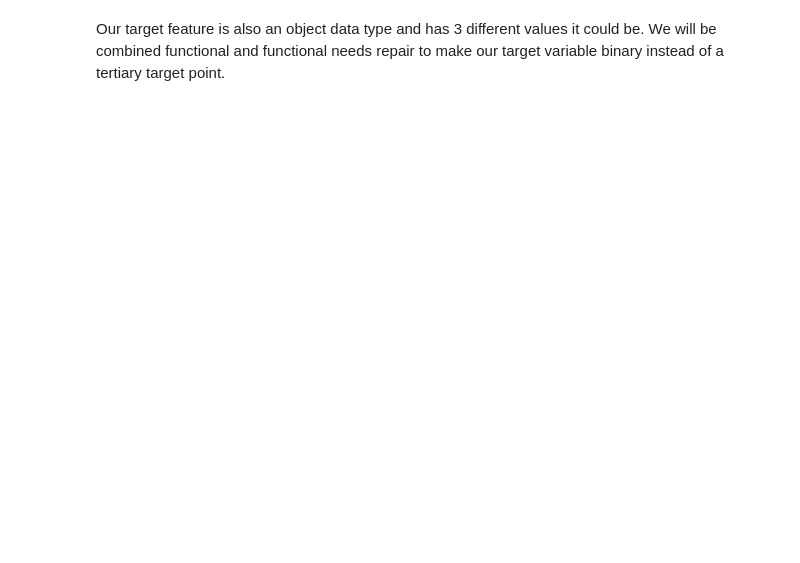
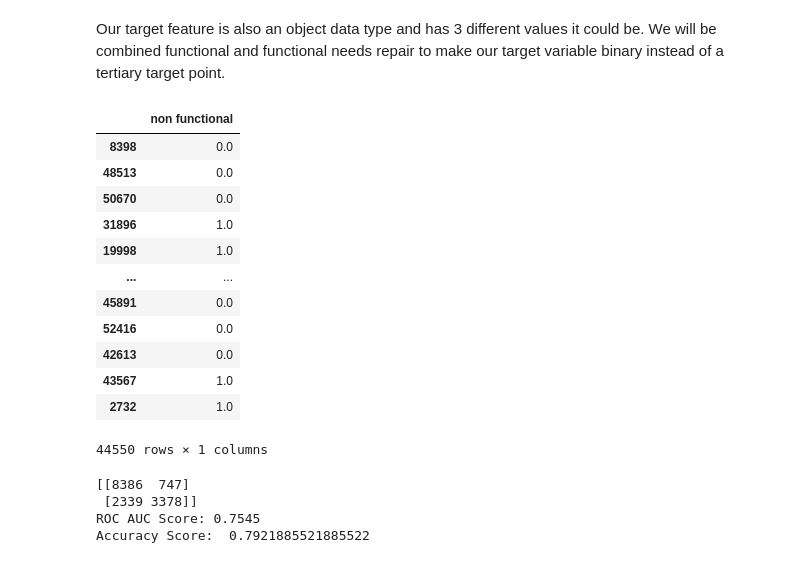
Before and after one commit to jaredlil/project-3-tanzanian-water-wells, a Jupyter notebook: project-3-tazmanian-water-wells.ipynb, the cells around one changed output. Saved outputs shown, nothing was run; the diff lists cells and outputs as text; code cells hidden in the pictures; blank space fills up the shorter version.

```diff
--- a/project-3-tazmanian-water-wells.ipynb
+++ b/project-3-tazmanian-water-wells.ipynb
@@ -704,3 +707,10 @@ Index(['DWE', 'Government', 'Community', 'DANIDA', 'Hesawa', 'RWE', 'KKKT',
 df_top_installers = top_20_installers
 # %% [markdown]
 From the bargraph above we can see that the majority of wells installed by the District Water Engineer(DWE), now called District Managers as of 2019 according to the [Tanzania Institutional Framework For Water Supply](https://www.globalwaters.org/sites/default/files/7dec_tanzania_institutional-frameworksforwatersupply.pdf), are functional whereas the majority of wells installed by other sources such as Fini Water, the Government, or RWE are no longer functional
+# %%
+#Before starting modeling, going to normalize construction decade for better clarity and make status_group a bivariable target
+df['construction_decade'] = (df['construction_decade'] - df['construction_decade'].min()) / (df['construction_decade'].max() - df['construction_decade'].min())
+df['status_group'] = df['status_group'].replace({'functional needs repair': 'functional'})
+
+print(df['construction_decade'].value_counts())
+print(df['status_group'].value_counts())
@@ -758,0 +767,19 @@ y = y.values.flatten()
+# %%
+y_train_encoded = pd.get_dummies(y_train, drop_first=True, dtype=float)
+y_test_encoded = pd.get_dummies(y_test, drop_first=True, dtype=float)
+# %%
+y_train_encoded
+# %% [output]
+|  | non functional |
+| 8398 | 0.0 |
+| 48513 | 0.0 |
+| 50670 | 0.0 |
+| 31896 | 1.0 |
+| 19998 | 1.0 |
+| ... | ... |
+| 45891 | 0.0 |
+| 52416 | 0.0 |
+| 42613 | 0.0 |
+| 43567 | 1.0 |
+| 2732 | 1.0 |
+44550 rows × 1 columns
@@ -766,0 +801,19 @@ fpr, tpr, thresholds = roc_curve(y_test, y_pred)
+# %%
+logreg.fit(X_train_encoded, y_train_encoded)
+
+y_test_pred = logreg.predict(X_test_encoded)
+
+y_test_pred
+
+roc_auc = roc_auc_score(y_test_encoded, y_test_pred)
+fpr, tpr, thresholds = roc_curve(y_test_encoded, y_test_pred)
+cf = confusion_matrix(y_test_encoded, y_test_pred)
+
+print(cf)
+print(f'ROC AUC Score: {roc_auc:.4f}')
+print(f'Accuracy Score: ', accuracy_score(y_test_encoded, y_test_pred))
+# %% [output]
+[[8386  747]
+ [2339 3378]]
+ROC AUC Score: 0.7545
+Accuracy Score:  0.7921885521885522
```
Also changed, not shown: parts of 35 cells of this notebook.
